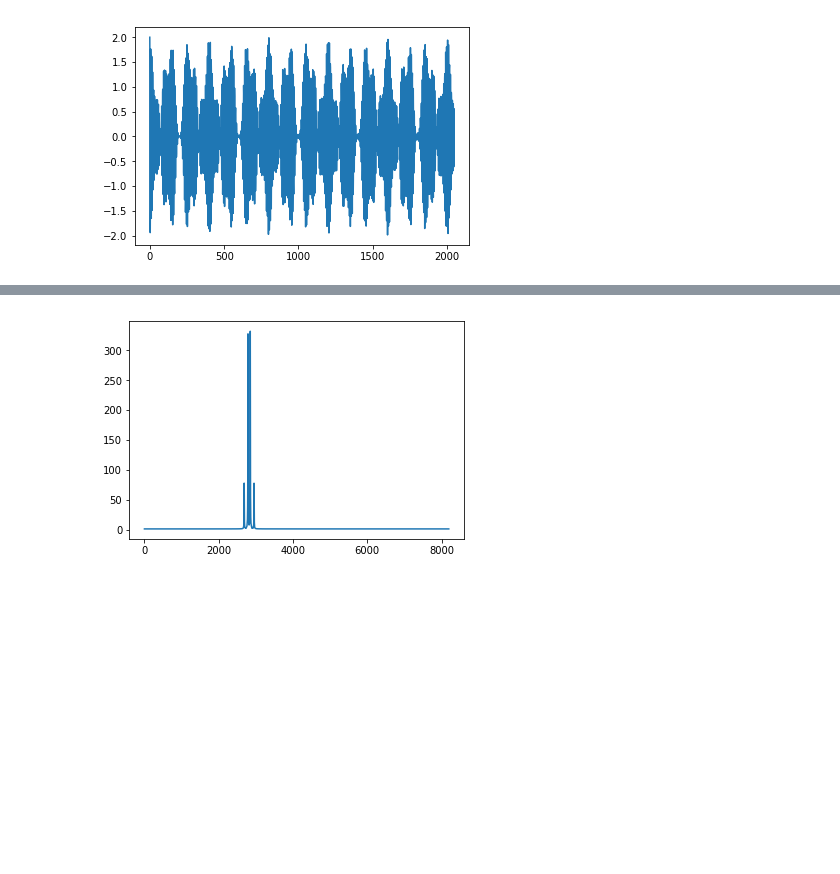
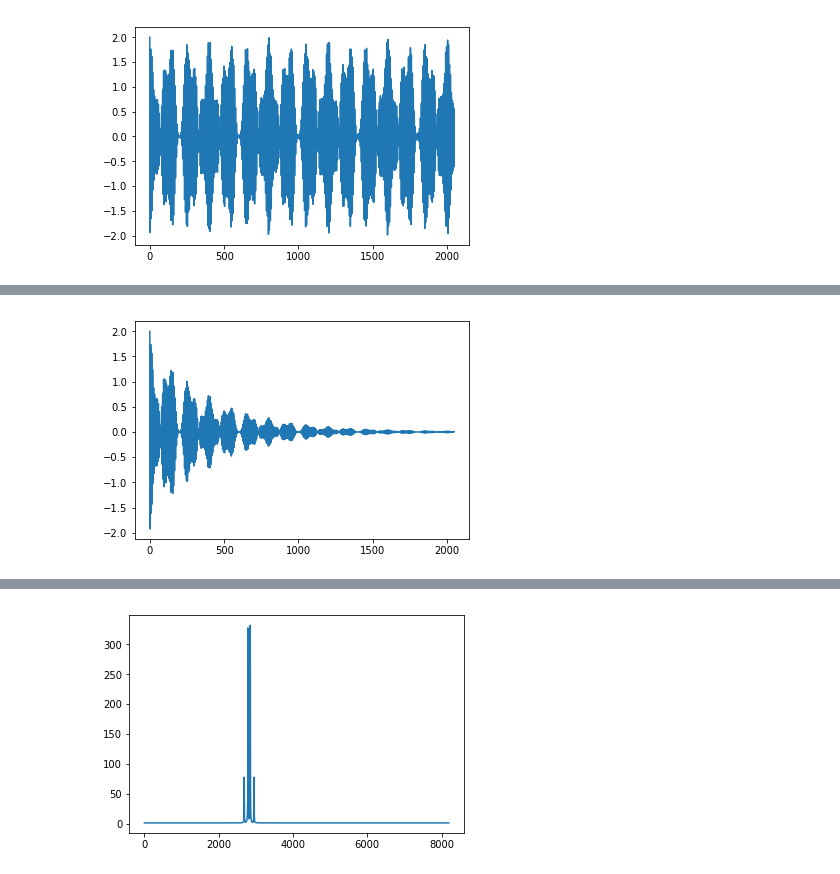
Before and after one commit to sametz/nmrsim, a Jupyter notebook: jupyter/Kuprov-Python.ipynb, the cells around one changed output, grey strips where cells are left out. Drawn from its saved outputs; the diff is of its cells as text; code cells hidden in the pictures; blank space fills up the shorter version.

```diff
--- a/jupyter/Kuprov-Python.ipynb
+++ b/jupyter/Kuprov-Python.ipynb
@@ -263,5 +261,11 @@ array([ 2.00000000+0.j        ,  1.10934390-1.65538838j,
        -1.43035988-0.03102759j, -0.79109174+1.12684914j,
         0.47631727+1.23427733j,  1.23843689+0.27967703j])
+# %%
+# after apodization
+plt.plot(fid.real)
+plt.show()
+# %% [output]
+[figure, added]
 # %%
 y = np.fft.fftshift(np.fft.fft(fid, 8196))
 y
```
Also changed, not shown: parts of 11 cells of this notebook, 2 other files.
